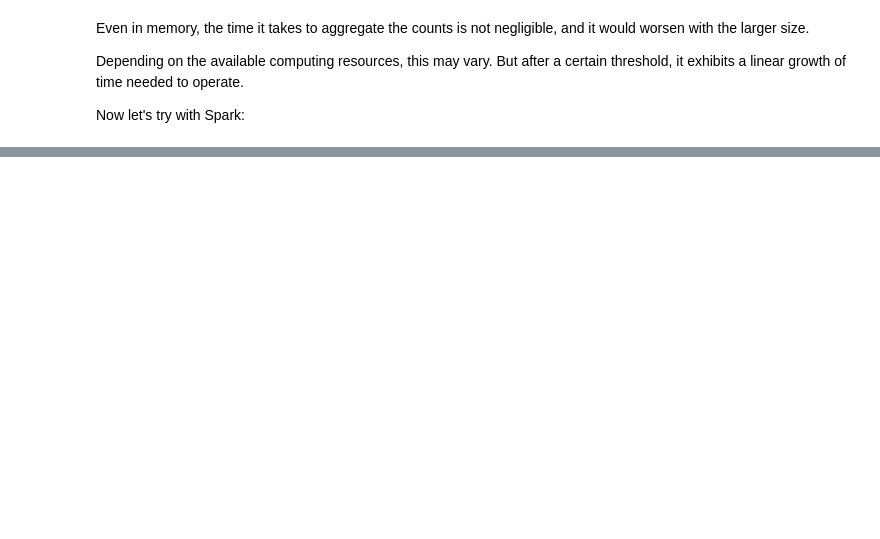
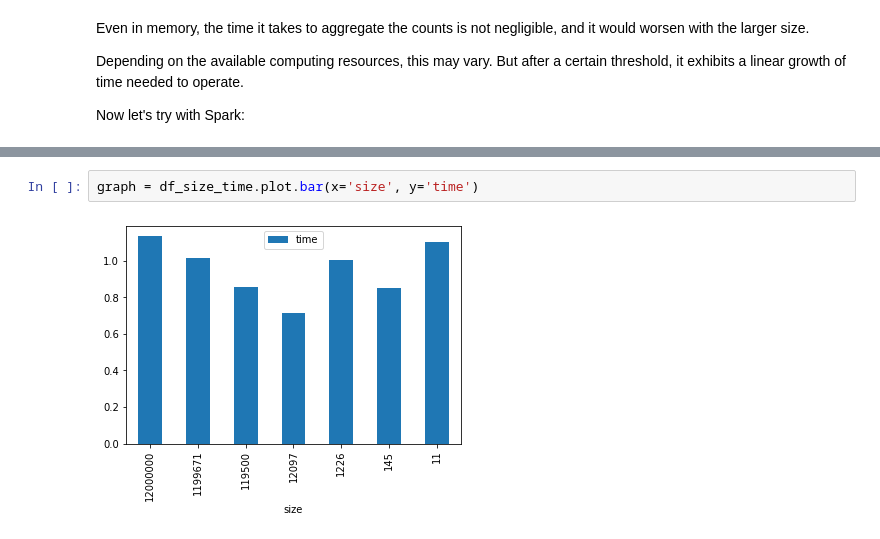
Before and after one commit to EQWorks/python-curriculum, a Jupyter notebook: data-analysis/14-distributed-computation/notebook.ipynb, the cells around one changed output, grey strips where cells are left out. Drawn from its saved outputs; the diff is of its cells as text; blank space fills up the shorter version.

```diff
--- a/data-analysis/14-distributed-computation/notebook.ipynb
+++ b/data-analysis/14-distributed-computation/notebook.ipynb
@@ -468,3 +539,7 @@ Wall time: 2min 29s
+# %%
+graph = df_size_time.plot.bar(x='size', y='time')
+# %% [output]
+[figure, added]
 # %% [markdown]
 While it is significantly slower to bootstrap the samples, the aggregation shows a glimpse of Spark's true strength (or the distributed filesystem and the MapReduce model behind it).
 
```
Also changed, not shown: parts of 32 cells of this notebook.
